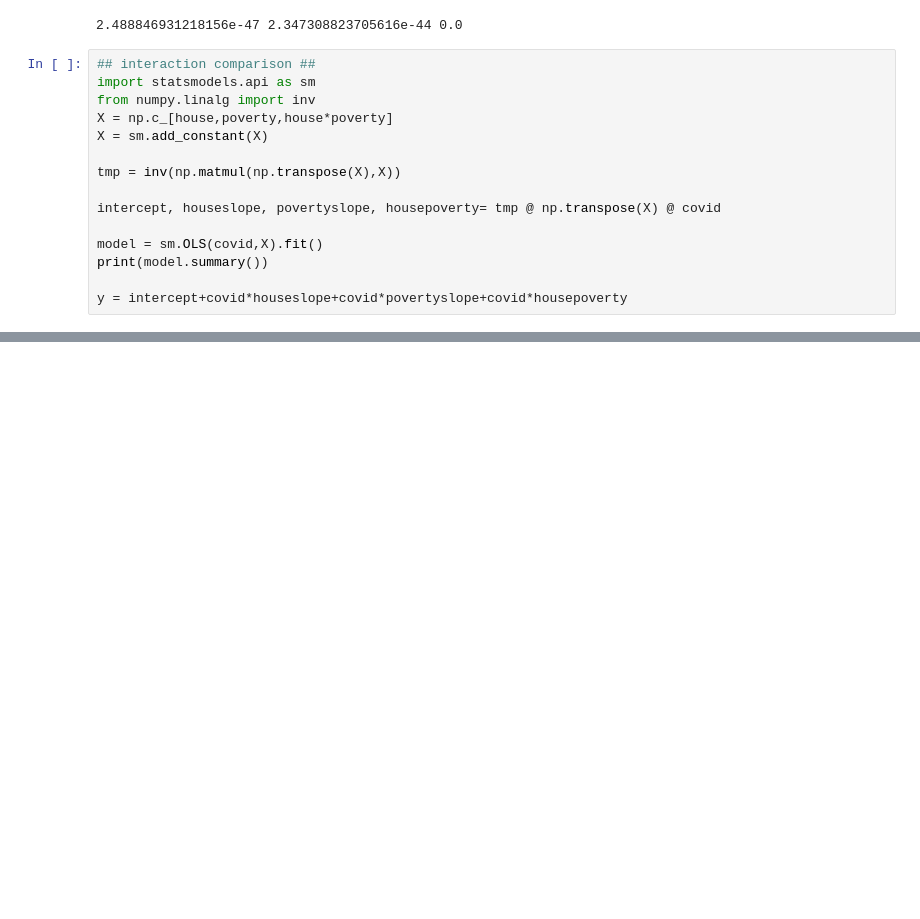
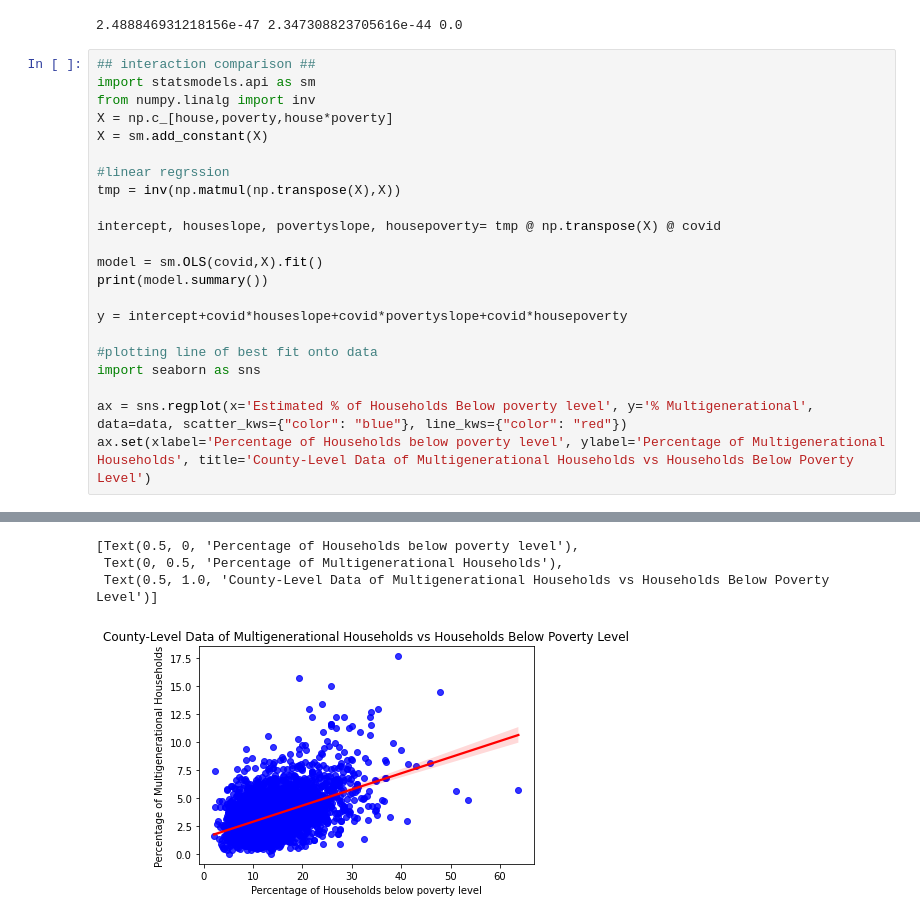
Before and after one commit to poojac831/Project1_BIOENG2411, a Jupyter notebook: Analyzing COVID Data_Project 1.ipynb, the cells around one changed output, grey strips where cells are left out. Cells and saved outputs as stored; diff of their text form; blank space fills up the shorter version.

```diff
--- a/Analyzing COVID Data_Project 1.ipynb
+++ b/Analyzing COVID Data_Project 1.ipynb
@@ -82,6 +95,7 @@ from numpy.linalg import inv
 X = np.c_[house,poverty,house*poverty]
 X = sm.add_constant(X)
 
+#linear regrssion
 tmp = inv(np.matmul(np.transpose(X),X))
 
 intercept, houseslope, povertyslope, housepoverty= tmp @ np.transpose(X) @ covid
@@ -90,6 +104,12 @@ model = sm.OLS(covid,X).fit()
 print(model.summary())
 
 y = intercept+covid*houseslope+covid*povertyslope+covid*housepoverty
+
+#plotting line of best fit onto data
+import seaborn as sns
+
+ax = sns.regplot(x='Estimated % of Households Below poverty level', y='% Multigenerational', data=data, scatter_kws={"color": "blue"}, line_kws={"color": "red"})
+ax.set(xlabel='Percentage of Households below poverty level', ylabel='Percentage of Multigenerational Households', title='County-Level Data of Multigenerational Households vs Households Below Poverty Level')
 # %% [output]
                             OLS Regression Results
 ==============================================================================
@@ -101,10 +121,14 @@ Time:                        10:00:34   Log-Likelihood:                -26748.
 No. Observations:                3129   AIC:                         5.350e+04
 Df Residuals:                    3125   BIC:                         5.353e+04
 Df Model:                           3
 Covariance Type:            nonrobust
 ==============================================================================
 ... (11 lines left out)
 ==============================================================================
 
 Notes:
 [1] Standard Errors assume that the covariance matrix of the errors is correctly specified.
+[Text(0.5, 0, 'Percentage of Households below poverty level'),
+ Text(0, 0.5, 'Percentage of Multigenerational Households'),
+ Text(0.5, 1.0, 'County-Level Data of Multigenerational Households vs Households Below Poverty Level')]
+[figure, added]
```
Also changed, not shown: parts of 2 cells of this notebook.
